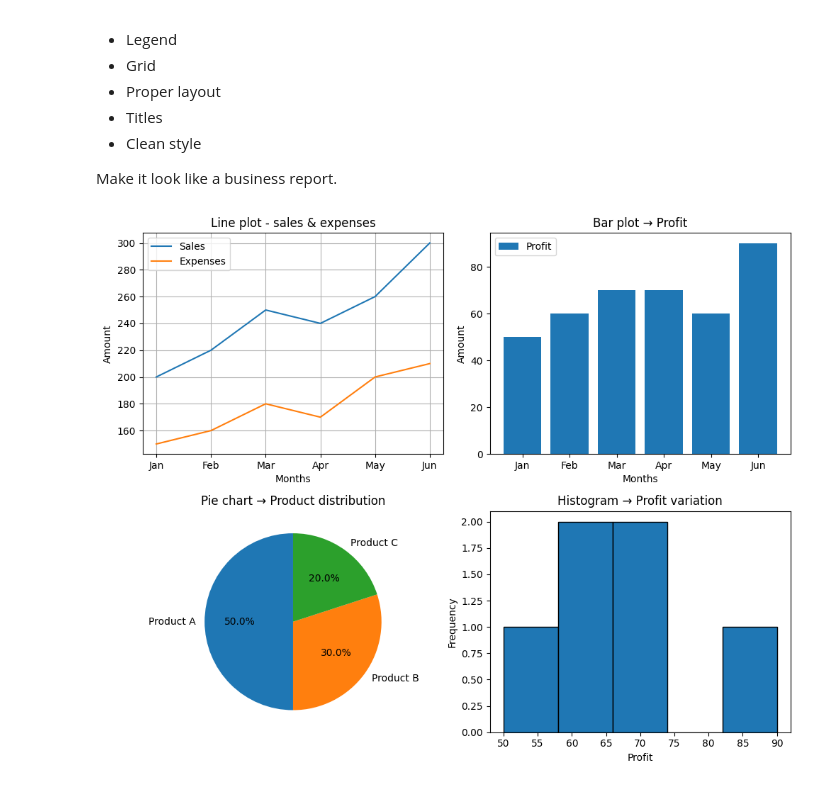
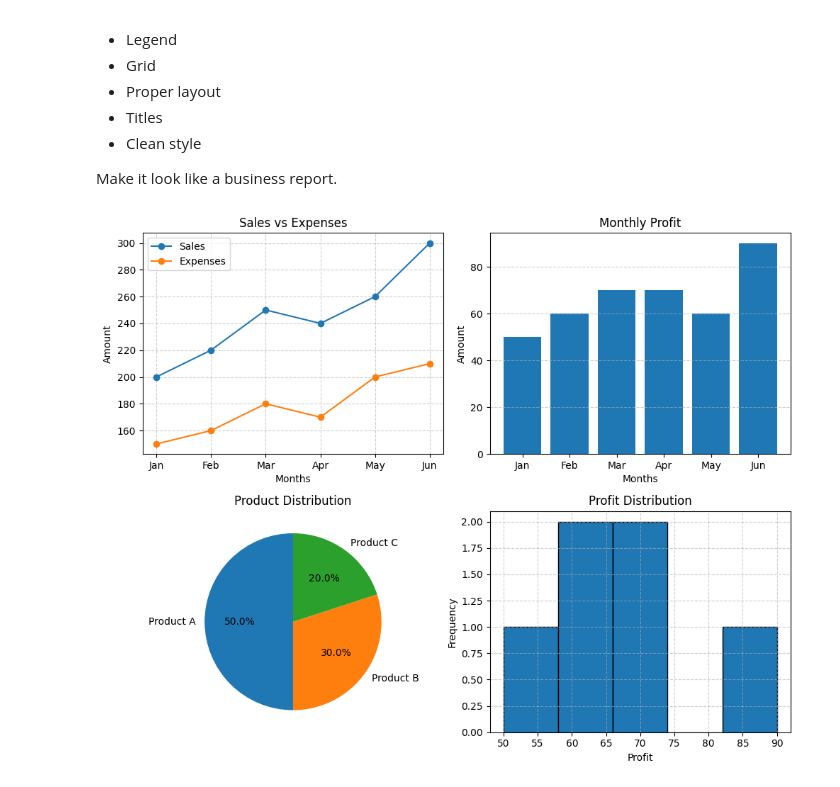
Before and after one commit to 1sazzad/Data-Science-Artificial-Intelligence-Foundation-Course, a Jupyter notebook: Matplotlib_Practice.ipynb, the cells around one changed output. Saved outputs shown, nothing was run; the diff lists cells and outputs as text; code cells hidden in the pictures.

```diff
--- a/Matplotlib_Practice.ipynb
+++ b/Matplotlib_Practice.ipynb
@@ -222,46 +254,81 @@ Create ONE big figure with:
 
 Make it look like a business report.
 # %%
+import numpy as np
+import matplotlib.pyplot as plt
+
+# -----------------------------
 # Dataset
+# -----------------------------
 months = np.array(["Jan","Feb","Mar","Apr","May","Jun"])
+
 sales = np.array([200, 220, 250, 240, 260, 300])
 expenses = np.array([150, 160, 180, 170, 200, 210])
+
 profit = sales - expenses
+
 categories = ["Product A", "Product B", "Product C"]
 distribution = np.array([50, 30, 20])
 
-fig, axs = plt.subplots(2, 2, figsize=(10, 8))
+# -----------------------------
+# Create Subplots
+# -----------------------------
+fig, axs = plt.subplots(2,2, figsize=(10,8))
 
-# Line plot - sales & expenses
-axs[0, 0].plot(months, sales, label='Sales')
-axs[0, 0].plot(months, expenses, label='Expenses')
-axs[0, 0].set_title("Line plot - sales & expenses")
-axs[0, 0].set_xlabel("Months")
-axs[0, 0].set_ylabel("Amount")
-axs[0, 0].grid(True)
-axs[0, 0].legend()
+axs = axs.flatten()
 
-# Bar plot → Profit
-axs[0, 1].bar(months, profit, label='Profit')
-axs[0, 1].set_title("Bar plot → Profit")
-axs[0, 1].set_xlabel("Months")
-axs[0, 1].set_ylabel("Amount")
-# axs[0, 1].grid(True)
-axs[0, 1].legend()
+# -----------------------------
+# 1️⃣ Line Plot (Sales vs Expenses)
+# -----------------------------
+axs[0].plot(months, sales, marker='o', label='Sales')
+axs[0].plot(months, expenses, marker='o', label='Expenses')
 
-# Pie chart → Product distribution
-axs[1, 0].pie(distribution, labels=categories, autopct='%1.1f%%', startangle=90)
-axs[1, 0].set_title("Pie chart → Product distribution")
+axs[0].set_title("Sales vs Expenses")
+axs[0].set_xlabel("Months")
+axs[0].set_ylabel("Amount")
 
-# Histogram → Profit variation
-axs[1, 1].hist(profit, bins=5, edgecolor='black')
-axs[1, 1].set_title("Histogram → Profit variation")
-axs[1, 1].set_xlabel("Profit")
-axs[1, 1].set_ylabel("Frequency")
+axs[0].grid(True, linestyle='--', alpha=0.6)
+axs[0].legend()
 
+# -----------------------------
+# 2️⃣ Bar Plot (Profit)
+# -----------------------------
+axs[1].bar(months, profit)
 
+axs[1].set_title("Monthly Profit")
+axs[1].set_xlabel("Months")
+axs[1].set_ylabel("Amount")
 
+axs[1].grid(axis='y', linestyle='--', alpha=0.6)
+
+# -----------------------------
+# 3️⃣ Pie Chart (Product Distribution)
+# -----------------------------
+axs[2].pie(
+    distribution,
+    labels=categories,
+    autopct='%1.1f%%',
+    startangle=90
+)
+
+axs[2].set_title("Product Distribution")
+
+# -----------------------------
+# 4️⃣ Histogram (Profit Variation)
+# -----------------------------
+axs[3].hist(profit, bins=5, edgecolor='black')
+
+axs[3].set_title("Profit Distribution")
+axs[3].set_xlabel("Profit")
+axs[3].set_ylabel("Frequency")
+
+axs[3].grid(True, linestyle='--', alpha=0.6)
+
+# -----------------------------
+# Layout Adjustment
+# -----------------------------
 plt.tight_layout()
+
 plt.show()
 # %% [output]
-[figure, old version]
+[figure, new version]
```
Also changed, not shown: parts of 14 cells of this notebook.
